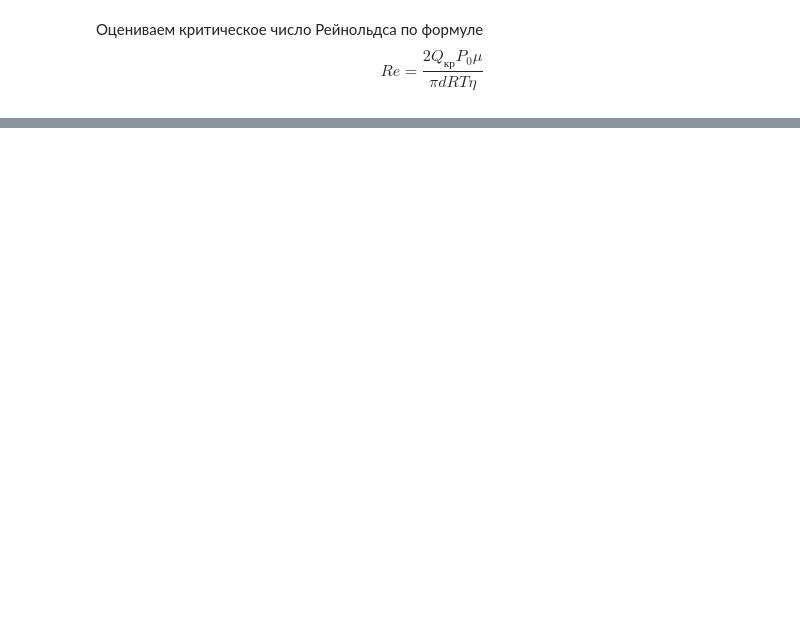
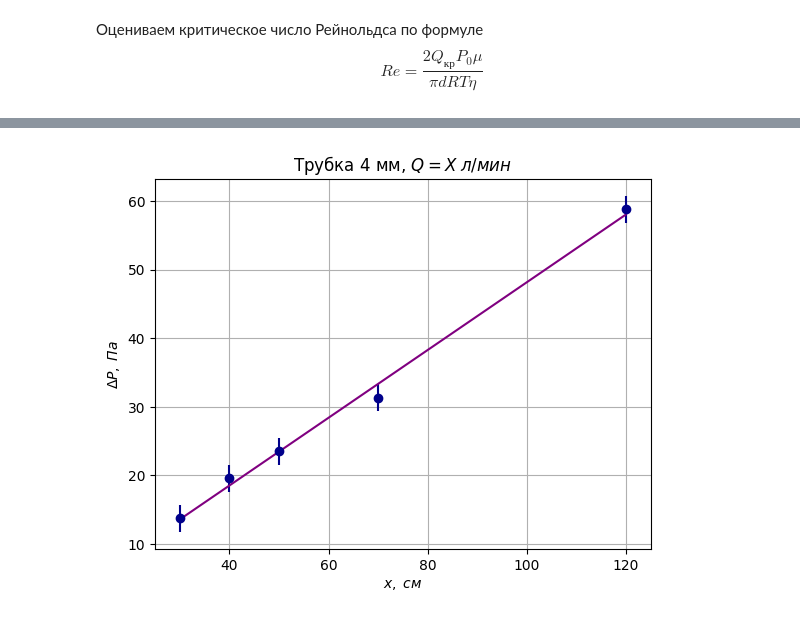
Before and after one commit to TimBelinskii/PhysicsLabs, a Jupyter notebook: II семестр/1.3.3/processing.ipynb, the cells around one changed output, grey strips where cells are left out. Cells and saved outputs as stored; diff of their text form; code cells hidden in the pictures; blank space fills up the shorter version.

```diff
--- a/II семестр/1.3.3/processing.ipynb
+++ b/II семестр/1.3.3/processing.ipynb
@@ -181,0 +228,11 @@ print(Re5)
+# %%
+plt.title(r'Трубка 4 мм, $Q = X\;л/мин$')
+plt.grid()
+plt.xlabel(r'$x,\;см$')
+plt.ylabel(r'$\Delta P,\;Па$')
+plt.errorbar(x4, p4, 9.8 * px4['k'], 0.5, 'o', color='darkblue')
+plt.plot(x4a, linear(x4a, *popt_px4), color='purple')
+plt.savefig('graphs/dP(x)[4mm, Q=X].png')
+plt.show()
+# %% [output]
+[figure, added]
```
Also changed, not shown: parts of 11 cells of this notebook, 1 other file.
